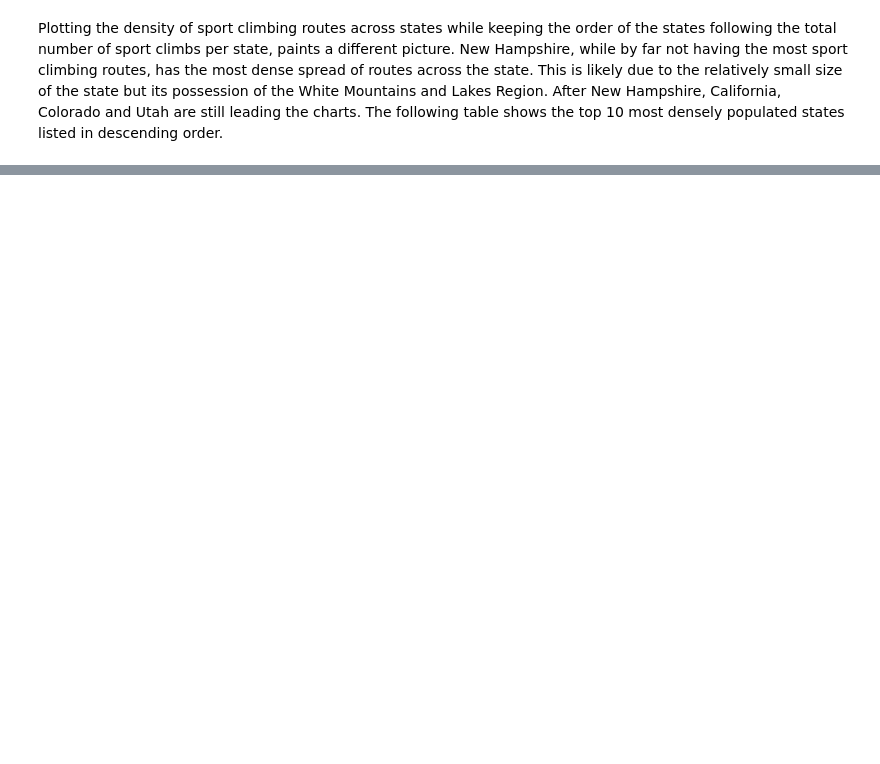
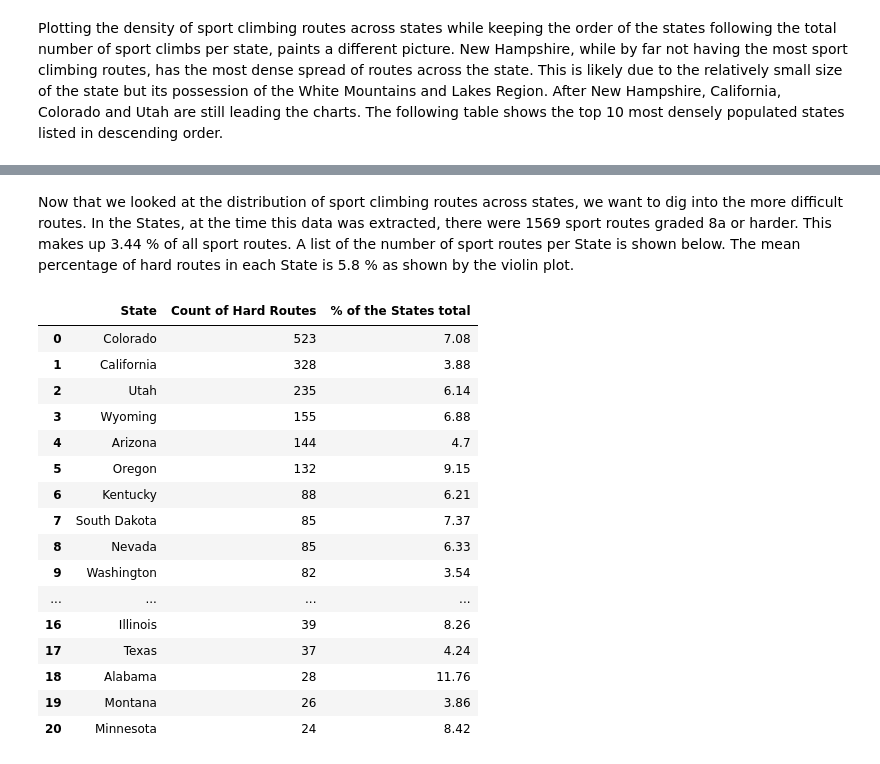
Before and after one commit to heikoxyz/Analysis-of-rock-climbing-routes-in-the-US-, a Jupyter notebook: Analysis.ipynb, the cells around one changed output, grey strips where cells are left out. Cells and saved outputs as stored; diff of their text form; code cells hidden in the pictures; blank space fills up the shorter version.

```diff
--- a/Analysis.ipynb
+++ b/Analysis.ipynb
@@ -173,0 +205,55 @@ display(sel_table.head(10).style.set_table_styles([
+# %% [markdown]
+Now that we looked at the distribution of sport climbing routes across states, we want to dig into the more difficult routes. In the States, at the time this data was extracted, there were 1569 sport routes graded 8a or harder. This makes up 3.44 % of all sport routes. A list of the number of sport routes per State is shown below. The mean percentage of hard routes in each State is 5.8 % as shown by the violin plot.
+# %%
+# Filter for sport routes graded 8a or higher. We exclude the 9c routes because we know they are nor real.
+# There are 2 routes graded 9c in the world and they are not in the states.
+hard_sport = sport[(sport['French_grading'] >= '7c+') & (sport['French_grading'] != '9c')]
+
+# Number of hard sport routes
+hard_sport['route_name'].count()
+# Proportion of hard sport routes
+hard_sport['route_name'].count() / sport['route_name'].count() * 100
+
+# the number of hard sport routes per state.
+hard_state = hard_sport.groupby('State_name_full').size().sort_values(ascending=False)
+
+# the ratio of hard sport routes per state
+ratio_hard = hard_sport.groupby('State_name_full').size() / sport.groupby('State_name_full').size() * 100
+ratio_hard = ratio_hard.round(2).sort_values(ascending=False)
+
+# merging the ratio and number of routes.
+hard_merged = pd.concat([hard_state, ratio_hard], axis=1)
+hard_merged = hard_merged.reset_index()
+# columns did not have a name, give them a name
+hard_merged = hard_merged.rename(columns={0: 'Count of Hard Routes', 1: '% of the States total'})
+
+# To print a styled table withouth trailing zeros we need to format the columns
+# first we focus on only the head to remove NaN values, then we change the type from float to int and str.
+hard_merged_head = hard_merged.head(21).copy()
+hard_merged_head['Count of Hard Routes'] = hard_merged_head['Count of Hard Routes'].astype(np.int64)
+hard_merged_head['% of the States total'] = hard_merged_head['% of the States total'].astype(str)
+
+# Rename the column title
+hard_merged_head = hard_merged_head.rename(columns={'State_name_full' : 'State'})
+
+# print the styled table.
+hard_merged_head.style.set_table_styles([
+    {'selector': 'thead', 'props': [('background-color', 'lightgrey')]}])
+# %% [output]
+|  | State | Count of Hard Routes | % of the States total |
+| 0 | Colorado | 523 | 7.08 |
+| 1 | California | 328 | 3.88 |
+| 2 | Utah | 235 | 6.14 |
+| 3 | Wyoming | 155 | 6.88 |
+| 4 | Arizona | 144 | 4.7 |
+| 5 | Oregon | 132 | 9.15 |
+| 6 | Kentucky | 88 | 6.21 |
+| 7 | South Dakota | 85 | 7.37 |
+| 8 | Nevada | 85 | 6.33 |
+| 9 | Washington | 82 | 3.54 |
+| ... | ... | ... | ... |
+| 16 | Illinois | 39 | 8.26 |
+| 17 | Texas | 37 | 4.24 |
+| 18 | Alabama | 28 | 11.76 |
+| 19 | Montana | 26 | 3.86 |
+| 20 | Minnesota | 24 | 8.42 |
```
Also changed, not shown: parts of 9 cells of this notebook, 2 other files.
